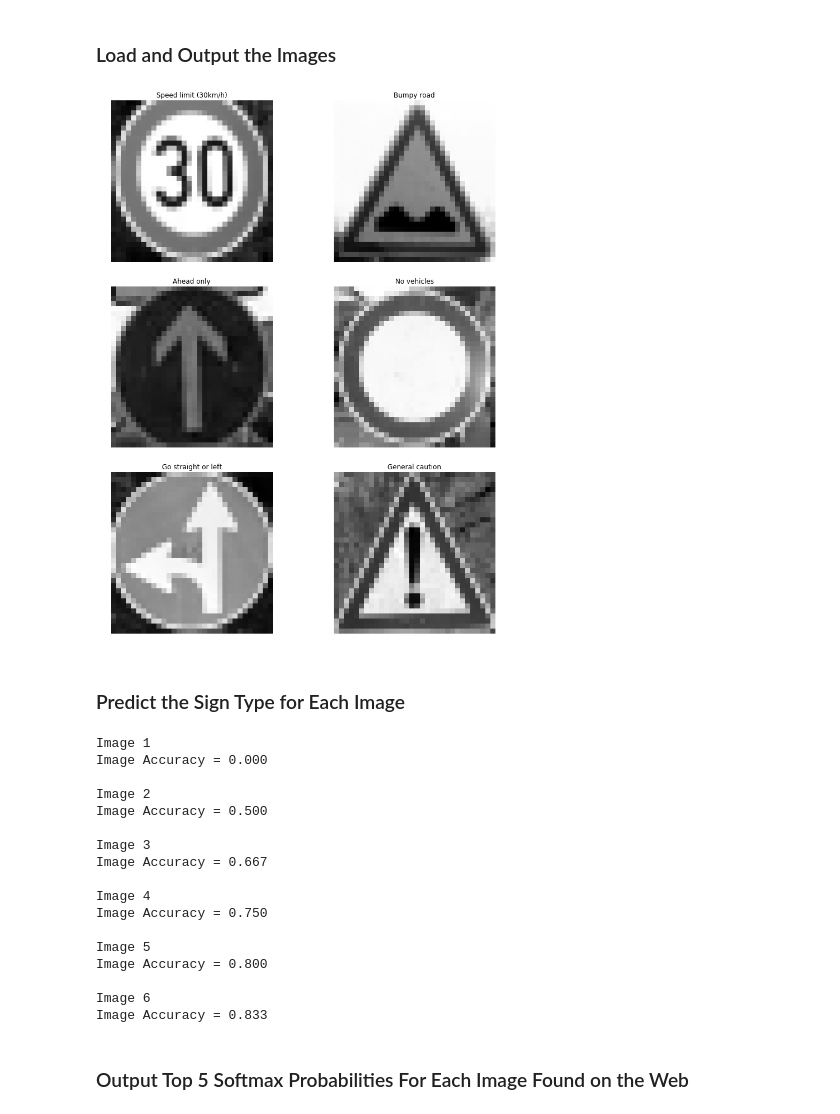
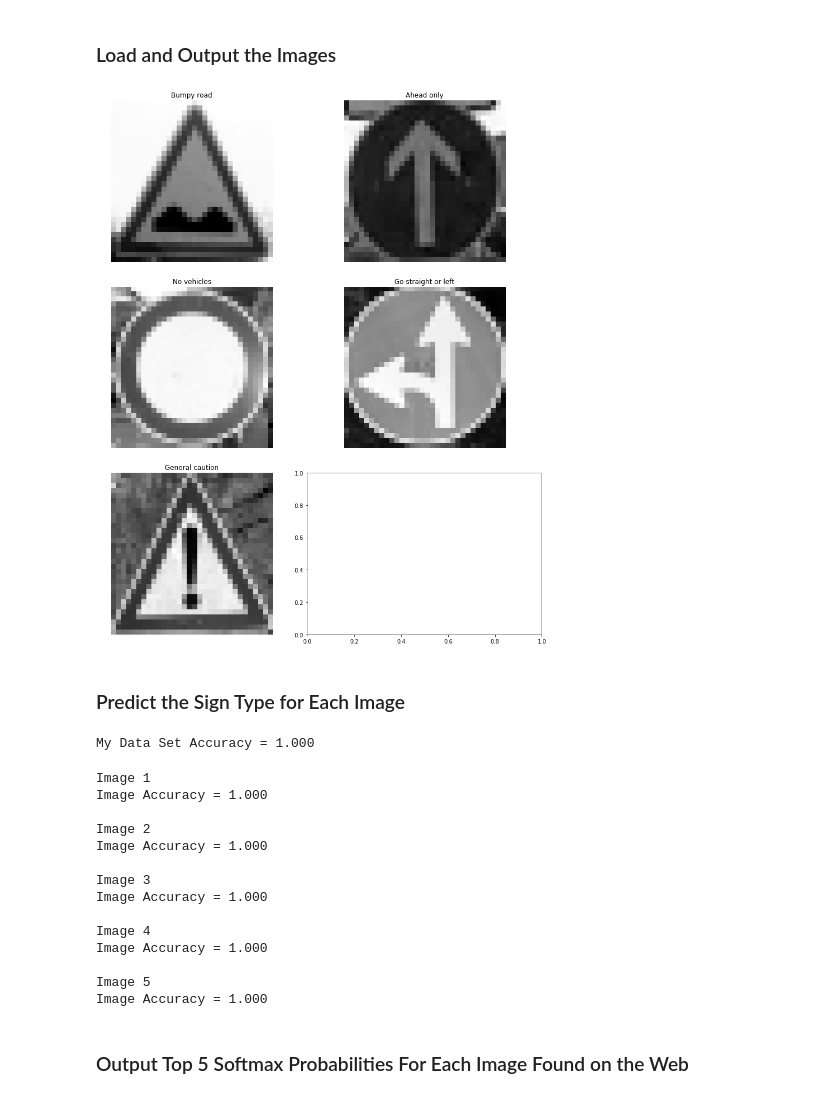
Before and after one commit to vippermaeglin/self-driven-car-nd, a Jupyter notebook: P2 - Traffic Sign Classifier/Traffic_Sign_Classifier.ipynb, the cells around one changed output. Saved outputs shown, nothing was run; the diff lists cells and outputs as text; code cells hidden in the pictures.

```diff
--- a/P2 - Traffic Sign Classifier/Traffic_Sign_Classifier.ipynb
+++ b/P2 - Traffic Sign Classifier/Traffic_Sign_Classifier.ipynb
@@ -505,45 +505,58 @@ You may find `signnames.csv` useful as it contains mappings from the class id (i
 ### Load the images and plot them here.
 ### Feel free to use as many code cells as needed.
 import glob
 import cv2
 
 my_images = sorted(glob.glob('./newdata/*.png'))
-my_labels = np.array([1, 22, 35, 15, 37, 18])
+my_labels = np.array([22, 35, 15, 37, 18])
 
 figures = {}
 labels = {}
 my_signs = []
 index = 0
 for my_image in my_images:
     img = cv2.cvtColor(cv2.imread(my_image), cv2.COLOR_BGR2RGB)
     my_signs.append(img)
     figures[index] = img
     labels[index] = name_values[my_labels[index]][1].decode('ascii')
     index += 1
 
 my_signs = np.array(my_signs)
 my_signs_gray = np.sum(my_signs/3, axis=3, keepdims=True)
 my_signs_normalized = my_signs_gray/127.5-1
 
-number_to_stop = 6
+number_to_stop = 5
 figures = {}
 labels = {}
 for i in range(number_to_stop):
     labels[i] = name_values[my_labels[i]][1].decode('ascii')
     figures[i] = my_signs_gray[i].squeeze()
 
 plot_figures(figures, 3, 2, labels)
 # %% [output]
-[figure, old version]
+[figure, new version]
 # %% [markdown]
 ### Predict the Sign Type for Each Image
+# %%
+### Run the predictions here and use the model to output the prediction for each image.
+### Make sure to pre-process the images with the same pre-processing pipeline used earlier.
+### Feel free to use as many code cells as needed.
+
+with tf.Session() as sess:
+    sess.run(tf.global_variables_initializer())
+#     saver = tf.train.import_meta_graph('./lenet.meta')
+    saver.restore(sess, "./lenet")
+    my_accuracy = evaluate(my_signs_normalized, my_labels)
+    print("My Data Set Accuracy = {:.3f}".format(my_accuracy))
+# %% [output]
+My Data Set Accuracy = 1.000
 # %%
 ### Calculate the accuracy for these 5 new images.
 ### For example, if the model predicted 1 out of 5 signs correctly, it's 20% accurate on these new images.
 my_single_item_array = []
 my_single_item_label_array = []
 
-for i in range(6):
+for i in range(5):
     my_single_item_array.append(my_signs_normalized[i])
     my_single_item_label_array.append(my_labels[i])
 
@@ -557,22 +570,19 @@ for i in range(6):
         print()
 # %% [output]
 Image 1
-Image Accuracy = 0.000
+Image Accuracy = 1.000
 
 Image 2
-Image Accuracy = 0.500
+Image Accuracy = 1.000
 
 Image 3
-Image Accuracy = 0.667
+Image Accuracy = 1.000
 
 Image 4
-Image Accuracy = 0.750
+Image Accuracy = 1.000
 
 Image 5
-Image Accuracy = 0.800
-
-Image 6
-Image Accuracy = 0.833
+Image Accuracy = 1.000
 # %% [markdown]
 ### Output Top 5 Softmax Probabilities For Each Image Found on the Web
 # %% [markdown]
```
Also changed, not shown: parts of 4 cells of this notebook, 9 other files.
